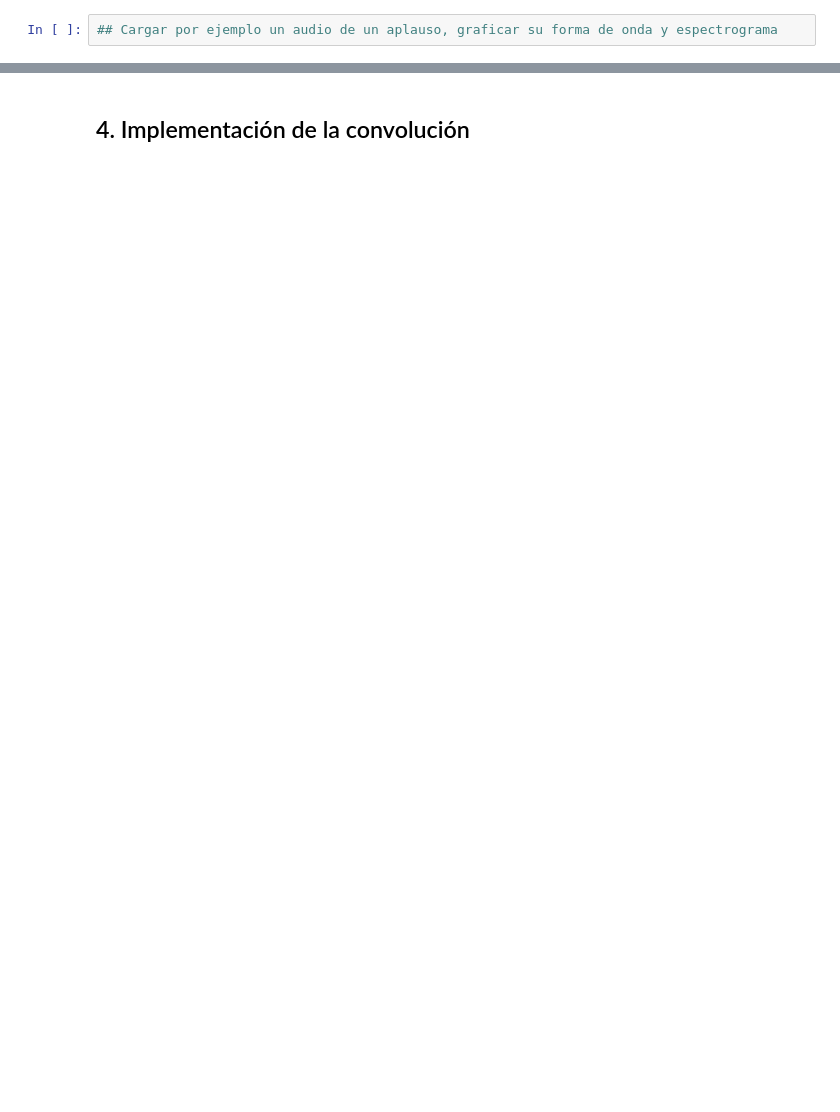
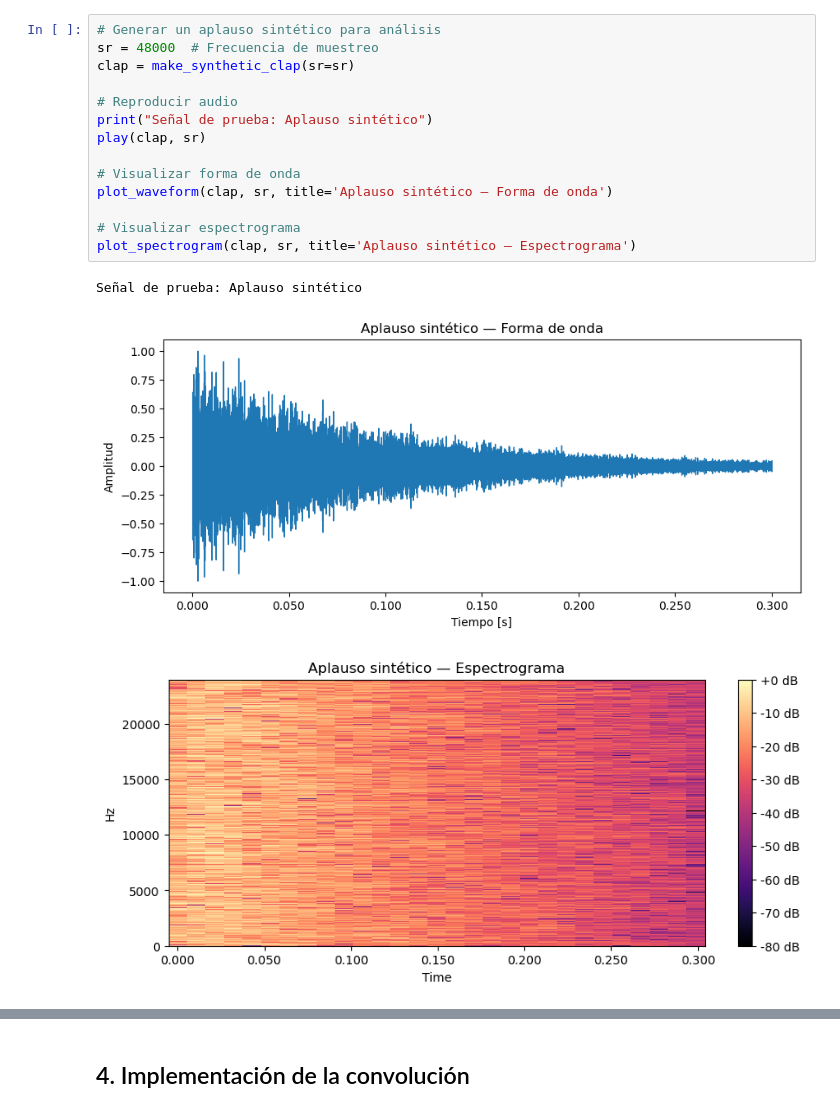
Before and after one commit to vpobleteacustica-classroom/proyecto-1-spectron, a Jupyter notebook: hito2/test.ipynb, the cells around one changed output, grey strips where cells are left out. Cells and saved outputs as stored; diff of their text form; blank space fills up the shorter version.

```diff
--- a/hito2/test.ipynb
+++ b/hito2/test.ipynb
@@ -27,4 +132,20 @@ $ y(t) = x(t) * h(t) $
 # %%
-## Cargar por ejemplo un audio de un aplauso, graficar su forma de onda y espectrograma
+# Generar un aplauso sintético para análisis
+sr = 48000  # Frecuencia de muestreo
+clap = make_synthetic_clap(sr=sr)
+
+# Reproducir audio
+print("Señal de prueba: Aplauso sintético")
+play(clap, sr)
+
+# Visualizar forma de onda
+plot_waveform(clap, sr, title='Aplauso sintético — Forma de onda')
+
+# Visualizar espectrograma
+plot_spectrogram(clap, sr, title='Aplauso sintético — Espectrograma')
+# %% [output]
+Señal de prueba: Aplauso sintético
+[figure, added]
+[figure, added]
 # %% [markdown]
 ### 2.2 Características de la señal
```
Also changed, not shown: parts of 19 cells of this notebook, 7 other files.
